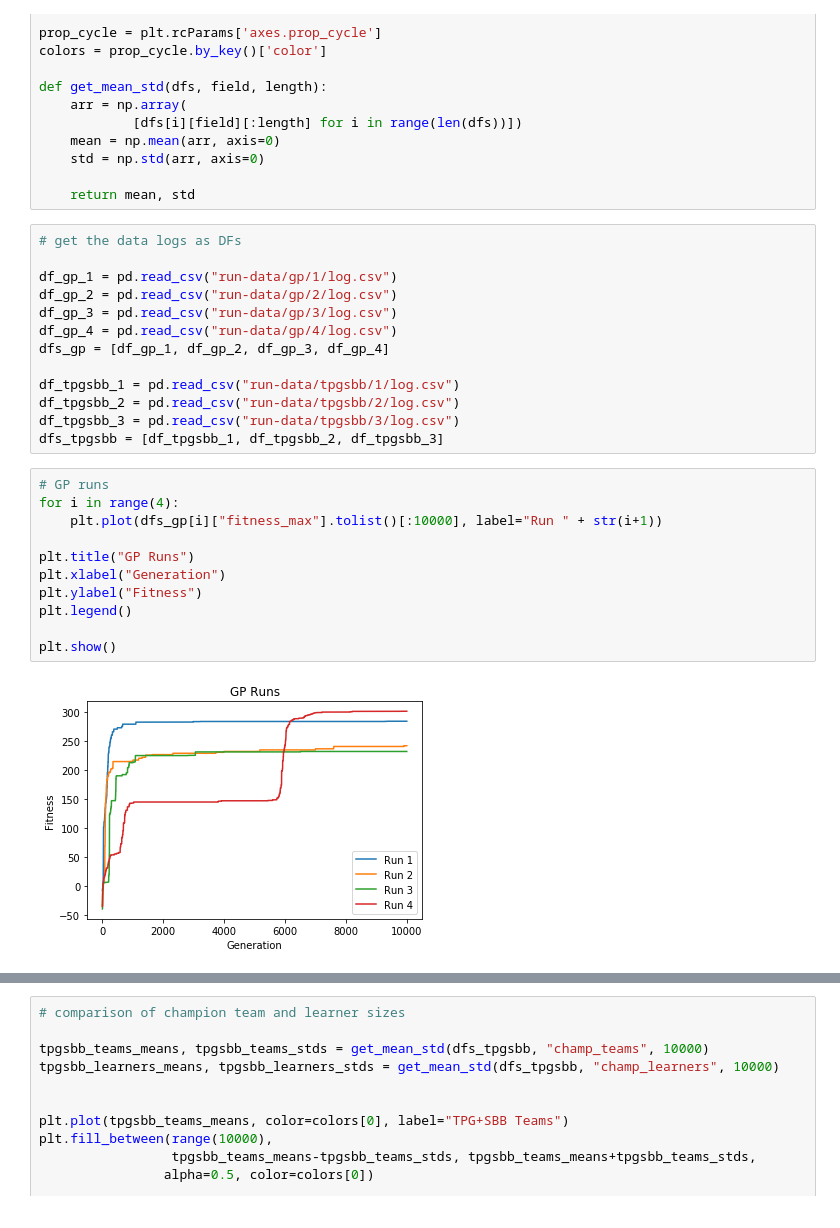
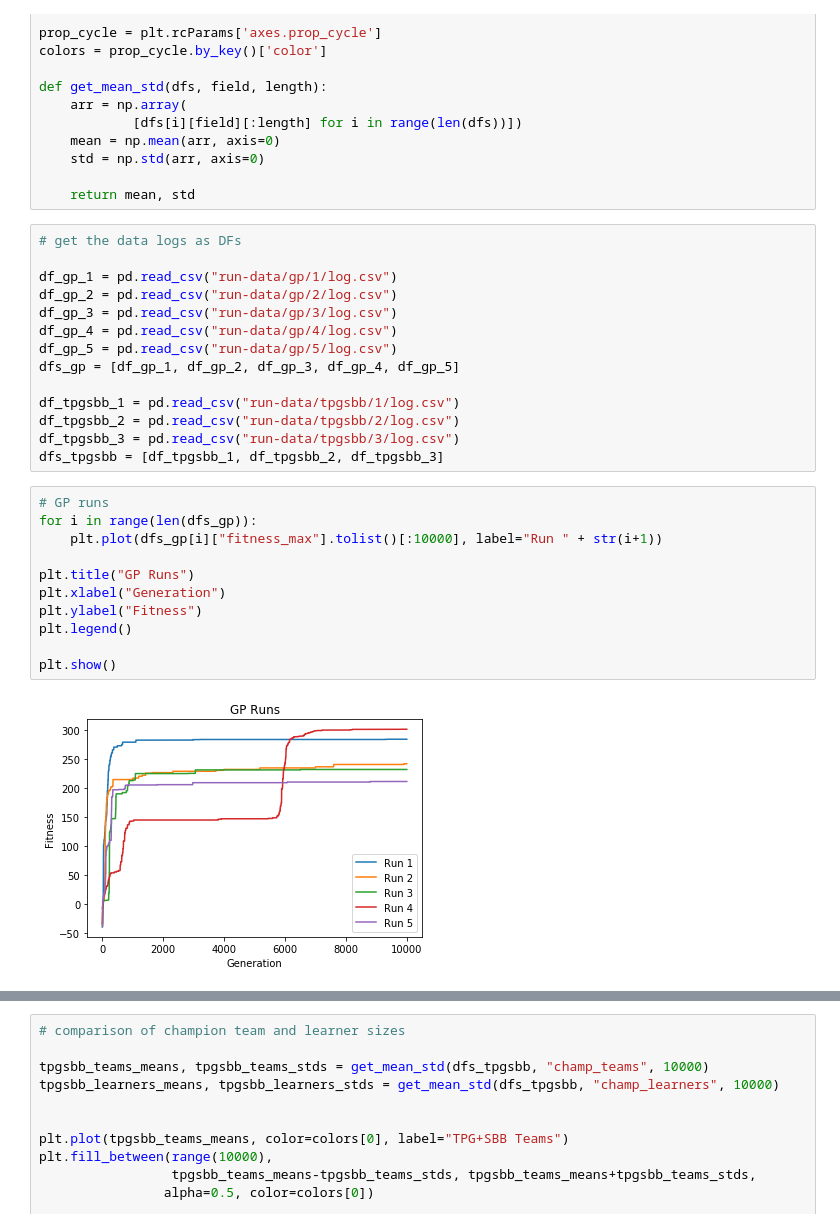
Before and after one commit to Ryan-Amaral/gp-bipedal-walker-analysis, a Jupyter notebook: basic_analysis.ipynb, the cells around one changed output, grey strips where cells are left out. Cells and saved outputs as stored; diff of their text form.

```diff
--- a/basic_analysis.ipynb
+++ b/basic_analysis.ipynb
@@ -20,7 +20,8 @@ df_gp_1 = pd.read_csv("run-data/gp/1/log.csv")
 df_gp_2 = pd.read_csv("run-data/gp/2/log.csv")
 df_gp_3 = pd.read_csv("run-data/gp/3/log.csv")
 df_gp_4 = pd.read_csv("run-data/gp/4/log.csv")
-dfs_gp = [df_gp_1, df_gp_2, df_gp_3, df_gp_4]
+df_gp_5 = pd.read_csv("run-data/gp/5/log.csv")
+dfs_gp = [df_gp_1, df_gp_2, df_gp_3, df_gp_4, df_gp_5]
 
 df_tpgsbb_1 = pd.read_csv("run-data/tpgsbb/1/log.csv")
 df_tpgsbb_2 = pd.read_csv("run-data/tpgsbb/2/log.csv")
@@ -28,16 +29,16 @@ df_tpgsbb_3 = pd.read_csv("run-data/tpgsbb/3/log.csv")
 dfs_tpgsbb = [df_tpgsbb_1, df_tpgsbb_2, df_tpgsbb_3]
 # %%
 # GP runs
-for i in range(4):
+for i in range(len(dfs_gp)):
     plt.plot(dfs_gp[i]["fitness_max"].tolist()[:10000], label="Run " + str(i+1))
 
 plt.title("GP Runs")
 plt.xlabel("Generation")
 plt.ylabel("Fitness")
 plt.legend()
 
 plt.show()
 # %% [output]
-[figure, old version]
+[figure, new version]
 # %%
 # TPGSBB runs
```
Also changed, not shown: parts of 2 cells of this notebook, 5 other files.
